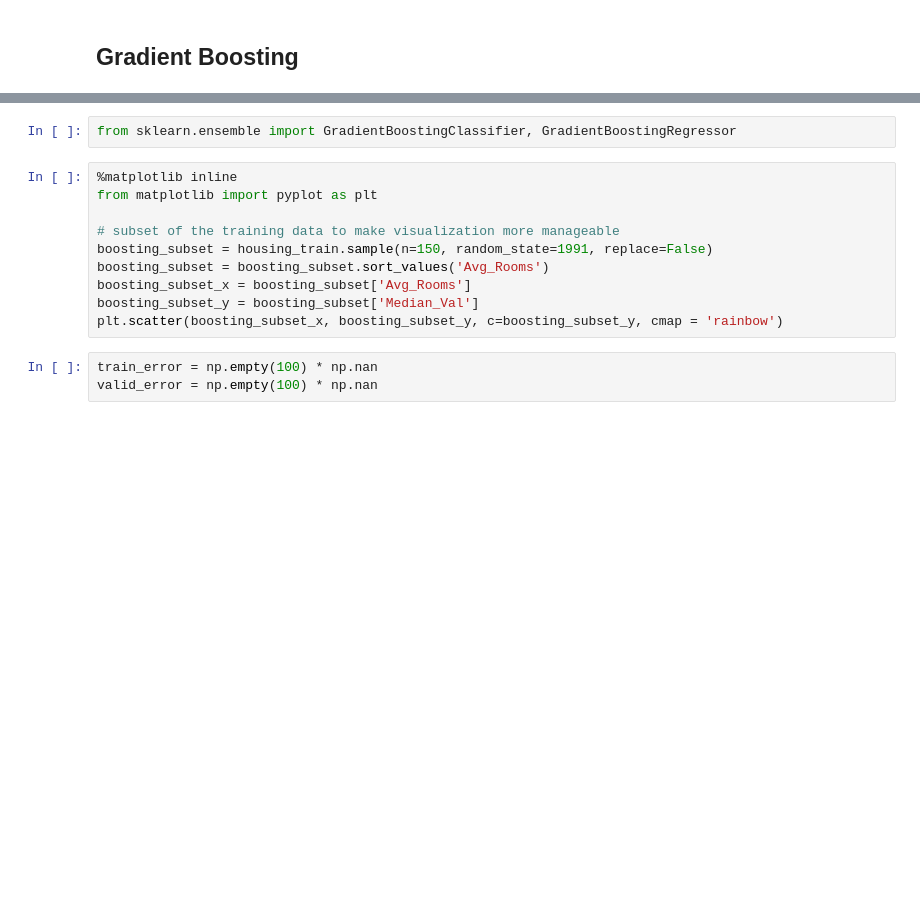
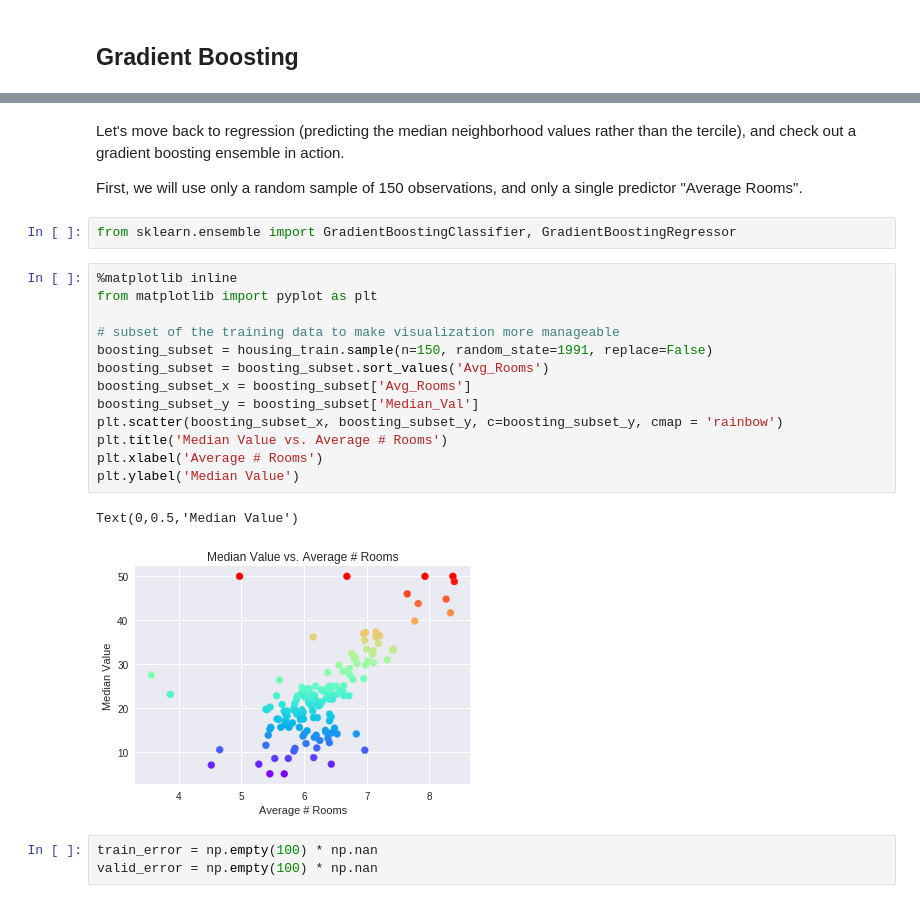
Before and after one commit to EDSDemo/EDSDecisionTrees, a Jupyter notebook: IntroDecisionTrees_EDS.ipynb, the cells around one changed output, grey strips where cells are left out. Drawn from its saved outputs; the diff is of its cells as text; blank space fills up the shorter version.

```diff
--- a/IntroDecisionTrees_EDS.ipynb
+++ b/IntroDecisionTrees_EDS.ipynb
@@ -227,15 +487,25 @@ plot_random_forest(n_estimators)
+# %% [markdown]
+Let's move back to regression (predicting the median neighborhood values rather than the tercile), and check out a gradient boosting ensemble in action.
+
+First, we will use only a random sample of 150 observations, and only a single predictor "Average Rooms".
 # %%
 from sklearn.ensemble import GradientBoostingClassifier, GradientBoostingRegressor
 # %%
 %matplotlib inline
 from matplotlib import pyplot as plt
 
 # subset of the training data to make visualization more manageable
 boosting_subset = housing_train.sample(n=150, random_state=1991, replace=False)
 boosting_subset = boosting_subset.sort_values('Avg_Rooms')
 boosting_subset_x = boosting_subset['Avg_Rooms']
 boosting_subset_y = boosting_subset['Median_Val']
 plt.scatter(boosting_subset_x, boosting_subset_y, c=boosting_subset_y, cmap = 'rainbow')
+plt.title('Median Value vs. Average # Rooms')
+plt.xlabel('Average # Rooms')
+plt.ylabel('Median Value')
+# %% [output]
+Text(0,0.5,'Median Value')
+[figure, added]
 # %%
 train_error = np.empty(100) * np.nan
 valid_error = np.empty(100) * np.nan
```
Also changed, not shown: parts of 56 cells of this notebook.
